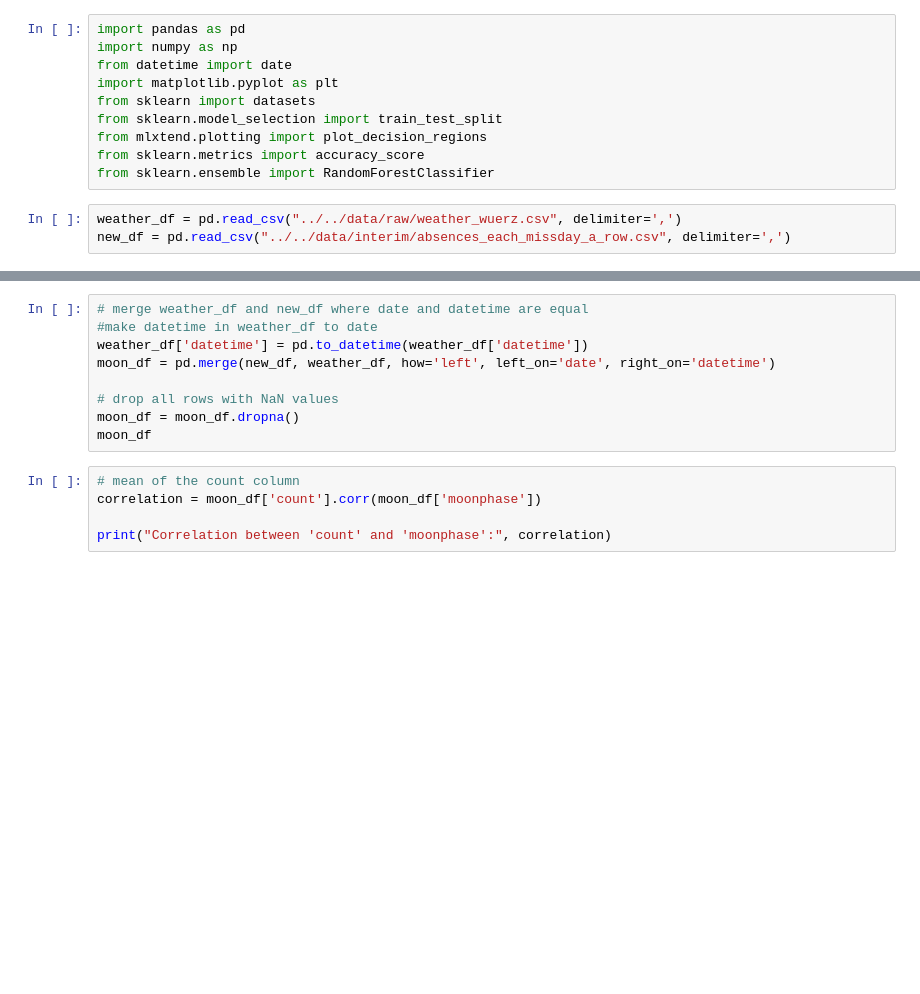
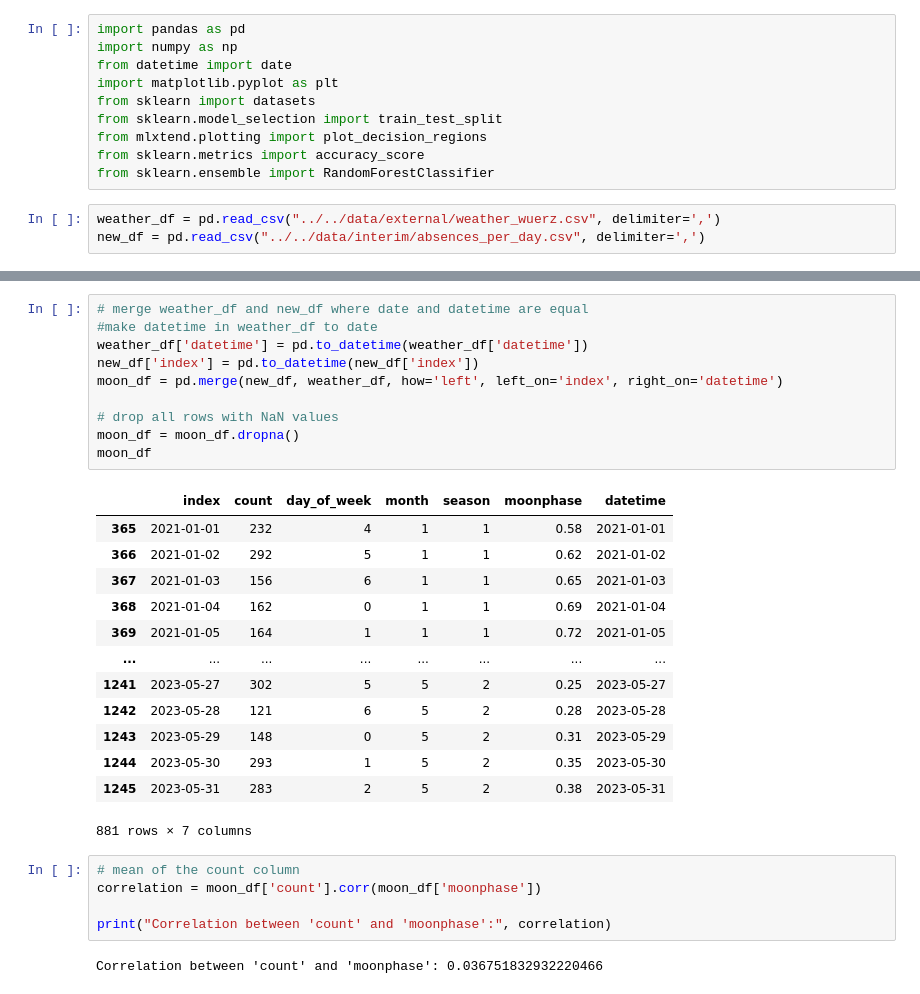
Before and after one commit to SimonUnterlugauer/mainpost_backend, a Jupyter notebook: app/notebooks/Jakob/weather.ipynb, the cells around one changed output, grey strips where cells are left out. Saved outputs shown, nothing was run; the diff lists cells and outputs as text; blank space fills up the shorter version.

```diff
--- a/app/notebooks/Jakob/weather.ipynb
+++ b/app/notebooks/Jakob/weather.ipynb
@@ -9,8 +9,8 @@ from mlxtend.plotting import plot_decision_regions
 from sklearn.metrics import accuracy_score
 from sklearn.ensemble import RandomForestClassifier
 # %%
-weather_df = pd.read_csv("../../data/raw/weather_wuerz.csv", delimiter=',')
-new_df = pd.read_csv("../../data/interim/absences_each_missday_a_row.csv", delimiter=',')
+weather_df = pd.read_csv("../../data/external/weather_wuerz.csv", delimiter=',')
+new_df = pd.read_csv("../../data/interim/absences_per_day.csv", delimiter=',')
 # %%
 # select column moonphase and datetime from weather_df
 weather_df = weather_df[['moonphase', 'datetime']]
@@ -18,17 +32,34 @@ weather_df
 # %%
 # merge weather_df and new_df where date and datetime are equal
 #make datetime in weather_df to date
 weather_df['datetime'] = pd.to_datetime(weather_df['datetime'])
-moon_df = pd.merge(new_df, weather_df, how='left', left_on='date', right_on='datetime')
+new_df['index'] = pd.to_datetime(new_df['index'])
+moon_df = pd.merge(new_df, weather_df, how='left', left_on='index', right_on='datetime')
 
 # drop all rows with NaN values
 moon_df = moon_df.dropna()
 moon_df
+# %% [output]
+|  | index | count | day_of_week | month | season | moonphase | datetime |
+| 365 | 2021-01-01 | 232 | 4 | 1 | 1 | 0.58 | 2021-01-01 |
+| 366 | 2021-01-02 | 292 | 5 | 1 | 1 | 0.62 | 2021-01-02 |
+| 367 | 2021-01-03 | 156 | 6 | 1 | 1 | 0.65 | 2021-01-03 |
+| 368 | 2021-01-04 | 162 | 0 | 1 | 1 | 0.69 | 2021-01-04 |
+| 369 | 2021-01-05 | 164 | 1 | 1 | 1 | 0.72 | 2021-01-05 |
+| ... | ... | ... | ... | ... | ... | ... | ... |
+| 1241 | 2023-05-27 | 302 | 5 | 5 | 2 | 0.25 | 2023-05-27 |
+| 1242 | 2023-05-28 | 121 | 6 | 5 | 2 | 0.28 | 2023-05-28 |
+| 1243 | 2023-05-29 | 148 | 0 | 5 | 2 | 0.31 | 2023-05-29 |
+| 1244 | 2023-05-30 | 293 | 1 | 5 | 2 | 0.35 | 2023-05-30 |
+| 1245 | 2023-05-31 | 283 | 2 | 5 | 2 | 0.38 | 2023-05-31 |
+881 rows × 7 columns
 # %%
 # mean of the count column
 correlation = moon_df['count'].corr(moon_df['moonphase'])
 
 print("Correlation between 'count' and 'moonphase':", correlation)
+# %% [output]
+Correlation between 'count' and 'moonphase': 0.036751832932220466
 # %%
 count_average = moon_df['count'].mean()
 
```
Also changed, not shown: parts of 3 cells of this notebook, 4 other files.
